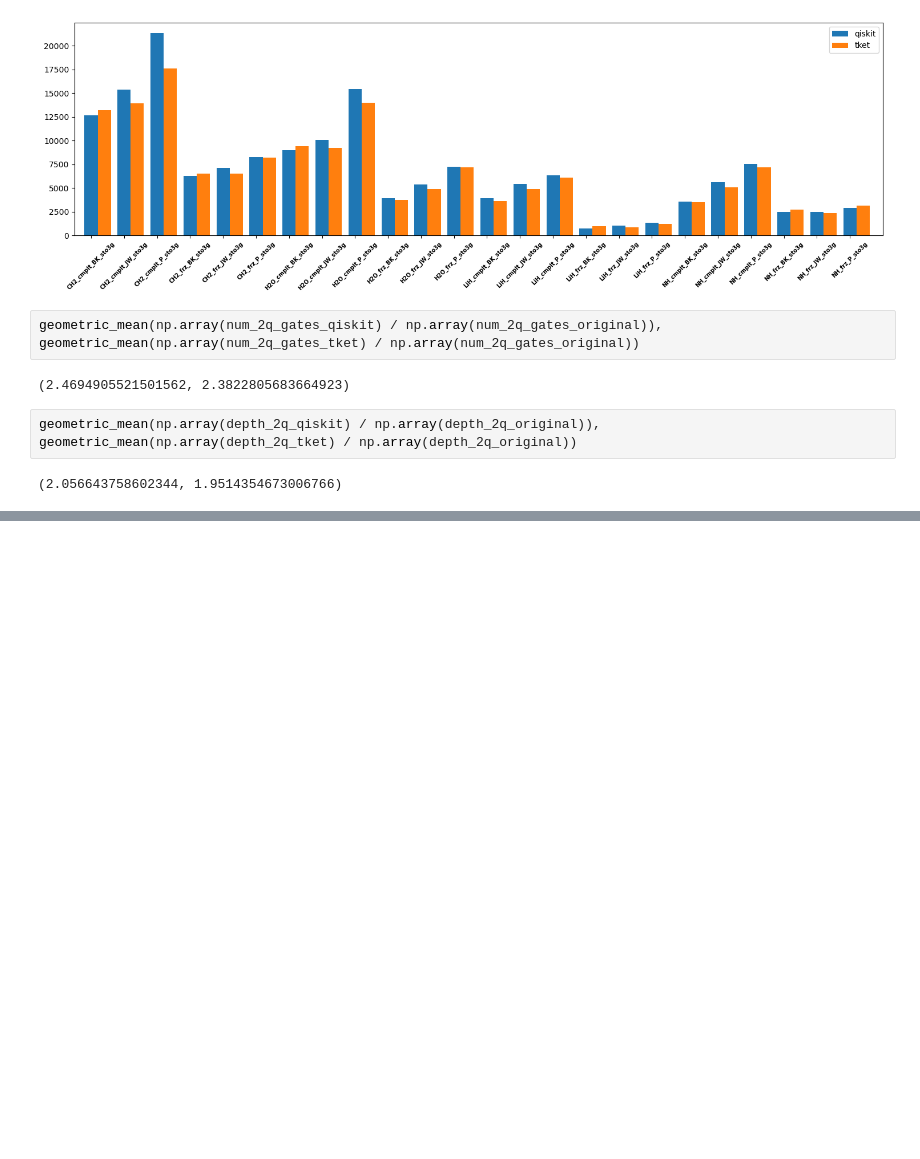
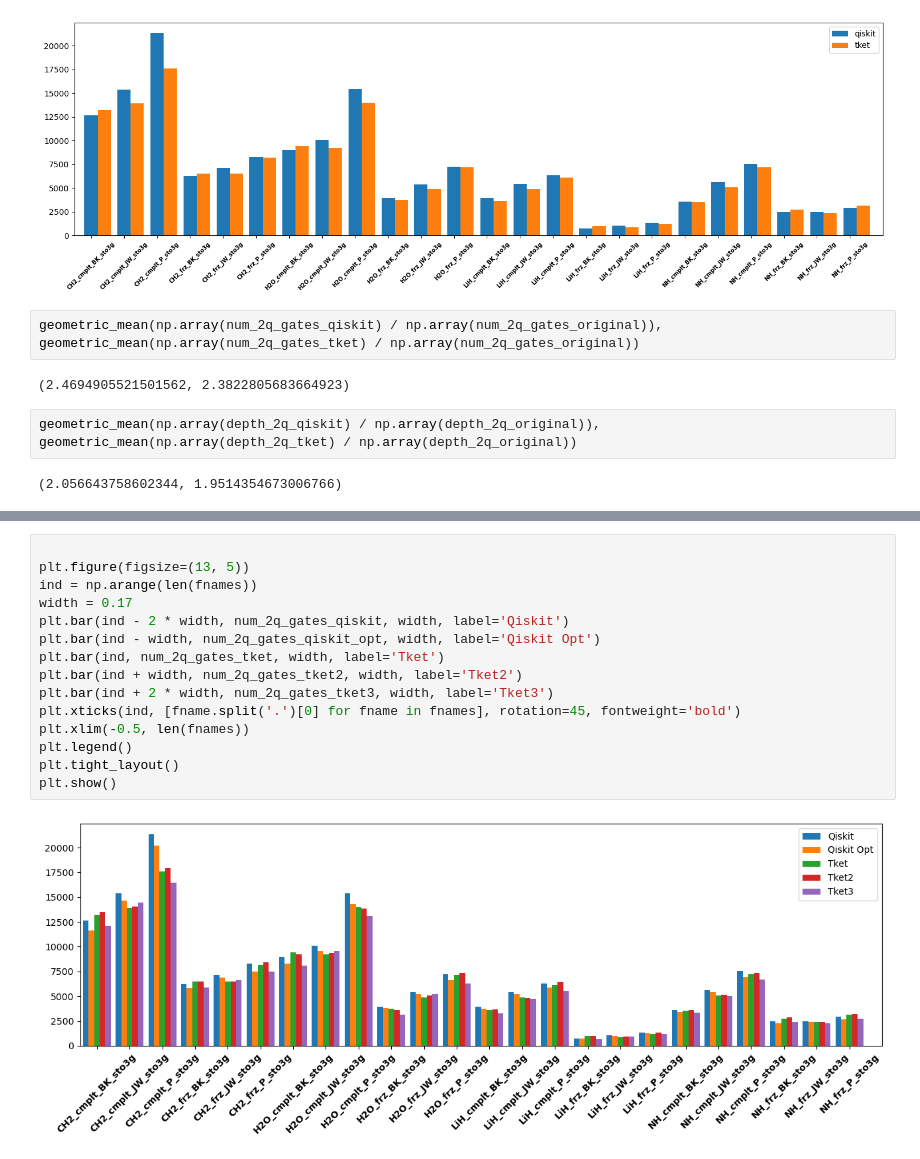
Before and after one commit to iqubit-org/phoenix, a Jupyter notebook: experiments/compare.ipynb, the cells around one changed output, grey strips where cells are left out. Drawn from its saved outputs; the diff is of its cells as text; blank space fills up the shorter version.

```diff
--- a/experiments/compare.ipynb
+++ b/experiments/compare.ipynb
@@ -337,0 +334,17 @@ dep(2q)  2139    2343    2343    1995
+# %%
+
+plt.figure(figsize=(13, 5))
+ind = np.arange(len(fnames))
+width = 0.17
+plt.bar(ind - 2 * width, num_2q_gates_qiskit, width, label='Qiskit')
+plt.bar(ind - width, num_2q_gates_qiskit_opt, width, label='Qiskit Opt')
+plt.bar(ind, num_2q_gates_tket, width, label='Tket')
+plt.bar(ind + width, num_2q_gates_tket2, width, label='Tket2')
+plt.bar(ind + 2 * width, num_2q_gates_tket3, width, label='Tket3')
+plt.xticks(ind, [fname.split('.')[0] for fname in fnames], rotation=45, fontweight='bold')
+plt.xlim(-0.5, len(fnames))
+plt.legend()
+plt.tight_layout()
+plt.show()
+# %% [output]
+[figure, added]
```
Also changed, not shown: parts of 1 cell of this notebook, 37 other files.
